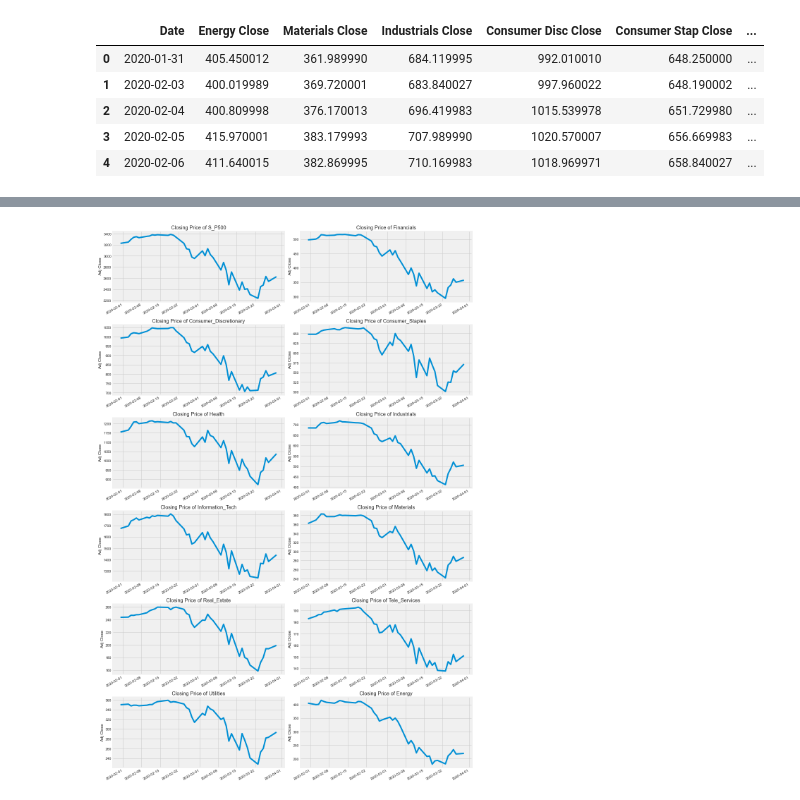
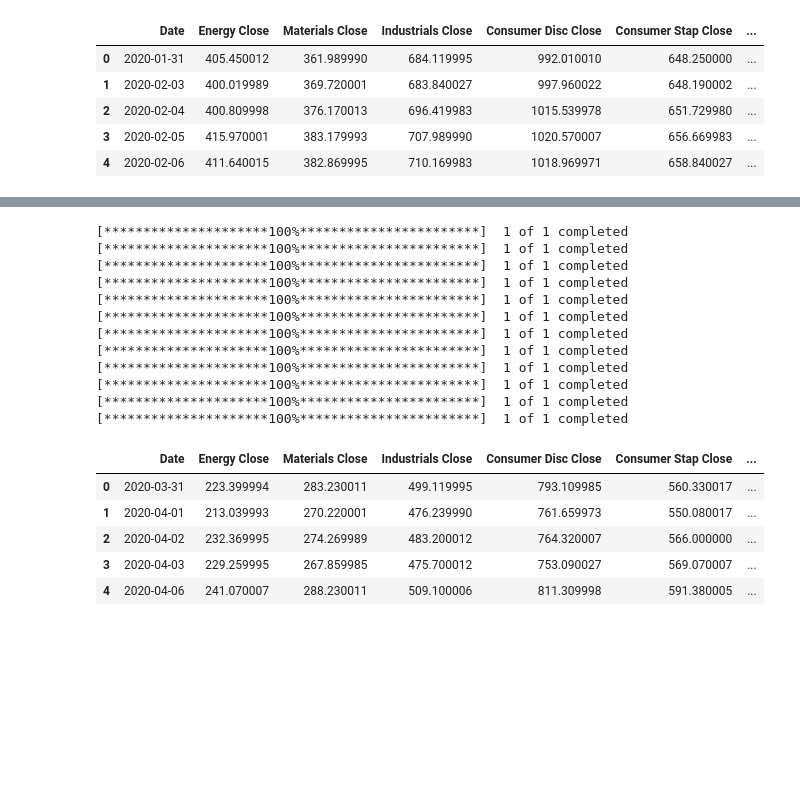
Before and after one commit to MAICATRAN/Group_Project1, a Jupyter notebook: Chris_Branch/Chris_Branch.ipynb, the cells around one changed output, grey strips where cells are left out. Drawn from its saved outputs; the diff is of its cells as text; code cells hidden in the pictures; blank space fills up the shorter version.

```diff
--- a/Chris_Branch/Chris_Branch.ipynb
+++ b/Chris_Branch/Chris_Branch.ipynb
@@ -183,14 +157,29 @@ Eve_Sector_df
 # %%
-plt.figure(figsize=(15, 40))
-plt.subplots_adjust(top=1.25, bottom=1.2)
+# Examine all of the POST COVID 19 recession data:
 
-for i, sector in enumerate(sector_list, 1):
-    plt.subplot(11, 2, i)
-    thisyear[i-1]['Adj Close'].plot()
-    plt.ylabel('Adj Close')
-    plt.xlabel(None)
-    plt.title(f"Closing Price of {sector_name[i - 1]}")
-plt.tight_layout()
-plt.savefig(f"Adj Close Change by Sectors({COVID_start.year}).png")
+COVID_end = datetime(2020,4,1)
+Today_Date = datetime(2022,3,22)
+
+sector_list = ['^GSPC','^SP500-40','^SP500-25','^SP500-30',"^SP500-35","^SP500-20","^SP500-45","^SP500-15","^SP500-60","^SP500-50","^SP500-55","^GSPE"]
+sector_name = ["S_P500", "Financials","Consumer_Discretionary","Consumer_Staples","Health","Industrials","Information_Tech","Materials","Real_Estate","Tele_Services","Utilities","Energy"]
+thisyear = ['^GSPC','^SP500-40','^SP500-25','^SP500-30',"^SP500-35","^SP500-20","^SP500-45","^SP500-15","^SP500-60","^SP500-50","^SP500-55","^GSPE"]
+
+# Extract data for each sector from Yahoo Finance and export it to its own CSV file.
+
+for sector in sector_list:
+    file_name=str(sector)+".csv"
+    thisyear[sector_list.index(sector)] = globals()[sector] = yf.download(sector, COVID_end, Today_Date)
+    thisyear[sector_list.index(sector)].to_csv(f"Output2/{file_name}", index=True, header=True)
 # %% [output]
-[figure, removed]
+[*********************100%***********************]  1 of 1 completed
+[*********************100%***********************]  1 of 1 completed
+[*********************100%***********************]  1 of 1 completed
+[*********************100%***********************]  1 of 1 completed
+[*********************100%***********************]  1 of 1 completed
+[*********************100%***********************]  1 of 1 completed
+[*********************100%***********************]  1 of 1 completed
+[*********************100%***********************]  1 of 1 completed
+[*********************100%***********************]  1 of 1 completed
+[*********************100%***********************]  1 of 1 completed
+[*********************100%***********************]  1 of 1 completed
+[*********************100%***********************]  1 of 1 completed
@@ -196,0 +200,14 @@ plt.savefig(f"Adj Close Change by Sectors({COVID_start.year}).png")
+# %%
+# Create a data frame for each sector using its CSV file.
+
+Energy2_df = pd.read_csv(Energy)
+Materials2_df = pd.read_csv(Materials)
+Industrials2_df = pd.read_csv(Industrials)
+Consumer_Disc2_df = pd.read_csv(Consumer_Disc)
+Consumer_Stap2_df = pd.read_csv(Consumer_Stap)
+Health_Care2_df = pd.read_csv(Health_Care)
+Financial2_df = pd.read_csv(Financial)
+Technology2_df = pd.read_csv(Technology)
+Communications2_df = pd.read_csv(Communications)
+Utilities2_df = pd.read_csv(Utilities)
+Real_Estate2_df = pd.read_csv(Real_Estate)
@@ -196,0 +228,21 @@ plt.savefig(f"Adj Close Change by Sectors({COVID_start.year}).png")
+# %%
+# Merge all sector data frames together using the DATE as the merge parameter.
+
+combined1_df = pd.merge(Energy2_Cleaned_df, Materials2_Cleaned_df, how="left", on=["Date", "Date"])
+combined2_df = pd.merge(combined1_df, Industrials2_Cleaned_df, how="left", on=["Date", "Date"])
+combined3_df = pd.merge(combined2_df, Consumer_Disc2_Cleaned_df, how="left", on=["Date", "Date"])
+combined4_df = pd.merge(combined3_df, Consumer_Stap2_Cleaned_df, how="left", on=["Date", "Date"])
+combined5_df = pd.merge(combined4_df, Health_Care2_Cleaned_df, how="left", on=["Date", "Date"])
+combined6_df = pd.merge(combined5_df, Financial2_Cleaned_df, how="left", on=["Date", "Date"])
+combined7_df = pd.merge(combined6_df, Technology2_Cleaned_df, how="left", on=["Date", "Date"])
+combined8_df = pd.merge(combined7_df, Communications2_Cleaned_df, how="left", on=["Date", "Date"])
+combined9_df = pd.merge(combined8_df, Utilities2_Cleaned_df, how="left", on=["Date", "Date"])
+Combined_Sectors2_df = pd.merge(combined9_df, Real_Estate2_Cleaned_df, how="left", on=["Date", "Date"])
+Combined_Sectors2_df[["Date", "Energy Close", "Materials Close", "Industrials Close", "Consumer Disc Close", "Consumer Stap Close", "Health Care Close", "Financial Close", "Technology Close", "Communications Close", "Utilities Close", "Real Estate Close"]].head()
+# %% [output]
+|  | Date | Energy Close | Materials Close | Industrials Close | Consumer Disc Close | Consumer Stap Close | ... |
+| 0 | 2020-03-31 | 223.399994 | 283.230011 | 499.119995 | 793.109985 | 560.330017 | ... |
+| 1 | 2020-04-01 | 213.039993 | 270.220001 | 476.239990 | 761.659973 | 550.080017 | ... |
+| 2 | 2020-04-02 | 232.369995 | 274.269989 | 483.200012 | 764.320007 | 566.000000 | ... |
+| 3 | 2020-04-03 | 229.259995 | 267.859985 | 475.700012 | 753.090027 | 569.070007 | ... |
+| 4 | 2020-04-06 | 241.070007 | 288.230011 | 509.100006 | 811.309998 | 591.380005 | ... |
```
Also changed, not shown: parts of 10 cells of this notebook, 13 other files.
